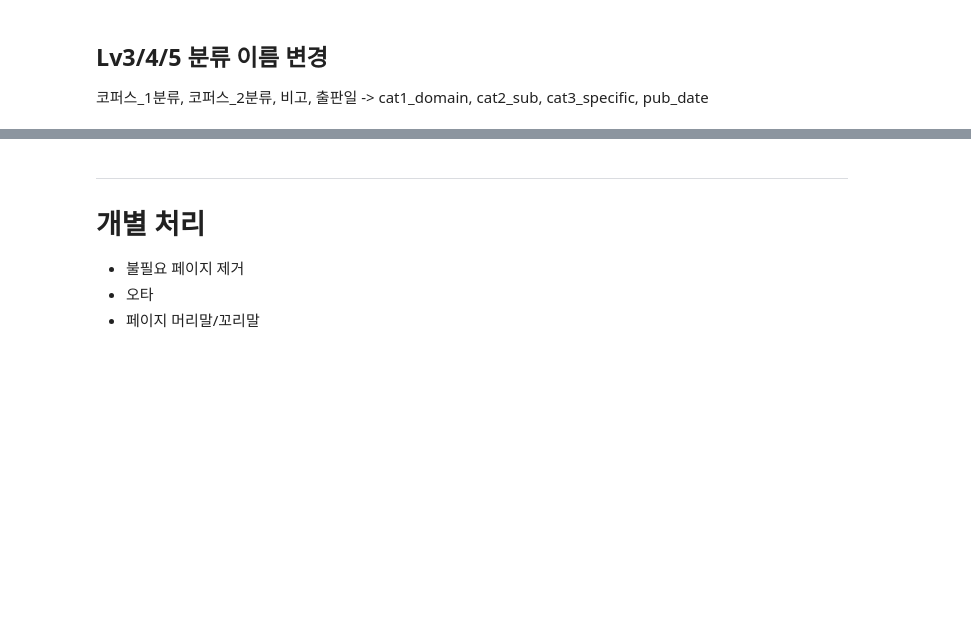
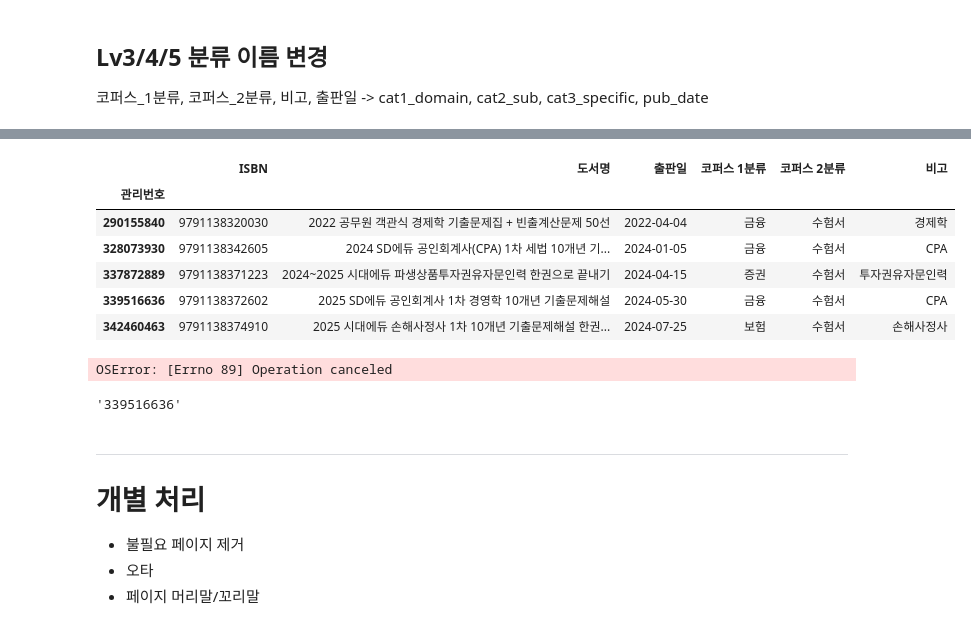
Before and after one commit to jayleenym/SFAIcenter, a Jupyter notebook: json_rev.ipynb, the cells around one changed output, grey strips where cells are left out. Drawn from its saved outputs; the diff is of its cells as text; code cells hidden in the pictures; blank space fills up the shorter version.

```diff
--- a/json_rev.ipynb
+++ b/json_rev.ipynb
@@ -152,20 +171,36 @@ merge_excel.head()
+# %%
+# merg=merge_excel[merge_excel['코퍼스 2분류'] != '수험서']
+merg = merge_excel
+merg.head()
+# %% [output]
+|  | ISBN | 도서명 | 출판일 | 코퍼스 1분류 | 코퍼스 2분류 | 비고 |
+| 관리번호 |  |  |  |  |  |  |
+| 290155840 | 9791138320030 | 2022 공무원 객관식 경제학 기출문제집 + 빈출계산문제 50선 | 2022-04-04 | 금융 | 수험서 | 경제학 |
+| 328073930 | 9791138342605 | 2024 SD에듀 공인회계사(CPA) 1차 세법 10개년 기... | 2024-01-05 | 금융 | 수험서 | CPA |
+| 337872889 | 9791138371223 | 2024~2025 시대에듀 파생상품투자권유자문인력 한권으로 끝내기 | 2024-04-15 | 증권 | 수험서 | 투자권유자문인력 |
+| 339516636 | 9791138372602 | 2025 SD에듀 공인회계사 1차 경영학 10개년 기출문제해설 | 2024-05-30 | 금융 | 수험서 | CPA |
+| 342460463 | 9791138374910 | 2025 시대에듀 손해사정사 1차 10개년 기출문제해설 한권... | 2024-07-25 | 보험 | 수험서 | 손해사정사 |
 # %%
 # Lv분류
-lv34 = os.path.join(data_dir, "Lv3_4")
+# lv34 = os.path.join(data_dir, "Lv3_4")
 lv5 = os.path.join(data_dir, "Lv5")
 
-for id in merge_excel.index:
+for id in merg.index:
     id = str(id)
     origin = json.load(open(os.path.join(lv5, id, id+".json"), 'r', encoding='utf-8'))
+    try:
+        origin['cat1_domain']
+    except:
+        revision = {
+            'file_id': origin['file_id'],
+            'title': origin['title'],
+            'cat1_domain': origin['코퍼스_1분류'],
+            'cat2_sub': origin['코퍼스_2분류'],
+            'cat3_specific': origin['비고'],
+            'pub_date': origin['출판일'],
+            'contents': origin['contents']
+        }
 
-    revision = {
-        'file_id': origin['file_id'],
-        'title': origin['title'],
-        'cat1_domain': origin['코퍼스_1분류'],
-        'cat2_sub': origin['코퍼스_2분류'],
-        'cat3_specific': origin['비고'],
-        'pub_date': origin['출판일'],
-        'contents': origin['contents']
-    }
-
-    json.dump(revision, open(os.path.join(lv5, id, id+".json"), 'w', encoding='utf-8'), ensure_ascii=False, indent=4)
+        json.dump(revision, open(os.path.join(lv5, id, id+".json"), 'w', encoding='utf-8'), ensure_ascii=False, indent=4)
+# %% [output]
+OSError: [Errno 89] Operation canceled
@@ -204,3 +207,7 @@ for id in os.listdir(data_dir):
+# %%
+id
+# %% [output]
+'339516636'
 # %% [markdown]
 ---
 
```
Also changed, not shown: parts of 10 cells of this notebook, 4 other files.
